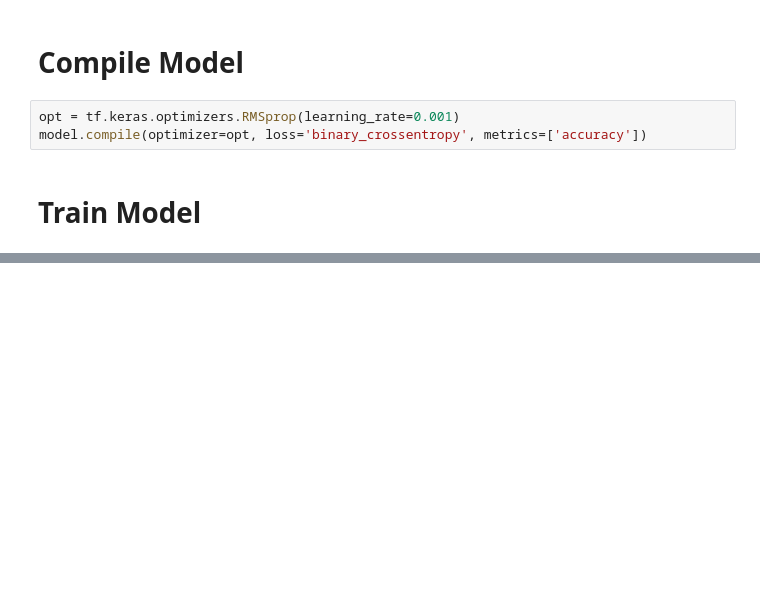
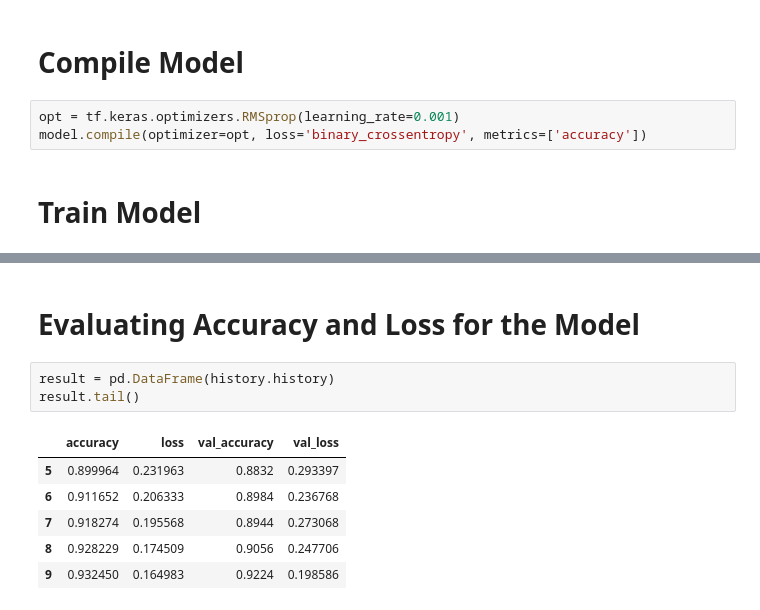
Before and after one commit to MuhammadUmerKhan/SMIT-Institute-Files, a Jupyter notebook: All Files/Deep Learning/Cat_vs_Dog.ipynb, the cells around one changed output, grey strips where cells are left out. Drawn from its saved outputs; the diff is of its cells as text; blank space fills up the shorter version.

```diff
--- a/All Files/Deep Learning/Cat_vs_Dog.ipynb
+++ b/All Files/Deep Learning/Cat_vs_Dog.ipynb
@@ -186,0 +230,12 @@ Epoch 1/5
+# %% [markdown]
+# Evaluating Accuracy and Loss for the Model
+# %%
+result = pd.DataFrame(history.history)
+result.tail()
+# %% [output]
+|  | accuracy | loss | val_accuracy | val_loss |
+| 5 | 0.899964 | 0.231963 | 0.8832 | 0.293397 |
+| 6 | 0.911652 | 0.206333 | 0.8984 | 0.236768 |
+| 7 | 0.918274 | 0.195568 | 0.8944 | 0.273068 |
+| 8 | 0.928229 | 0.174509 | 0.9056 | 0.247706 |
+| 9 | 0.932450 | 0.164983 | 0.9224 | 0.198586 |
```
Also changed, not shown: parts of 16 cells of this notebook, 1 other file.
